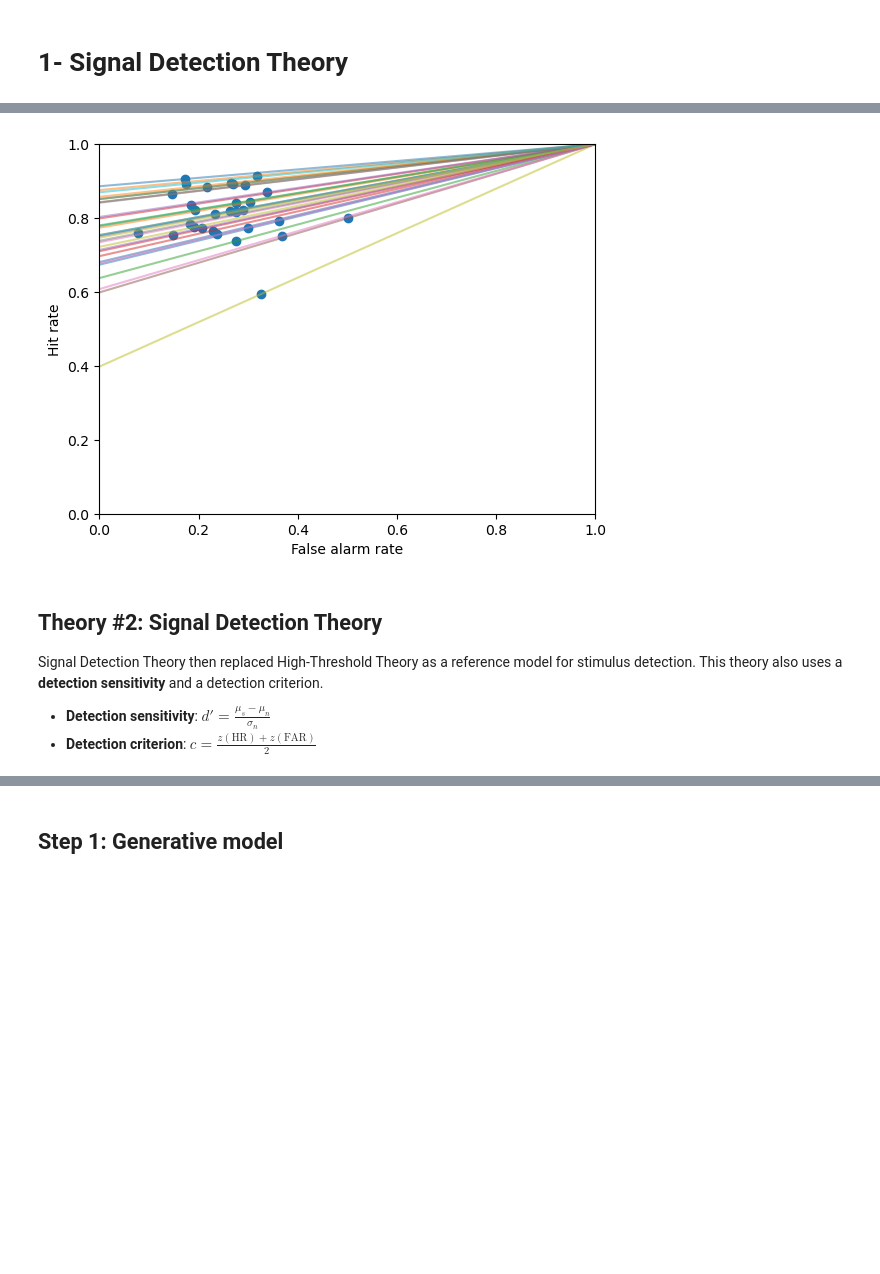
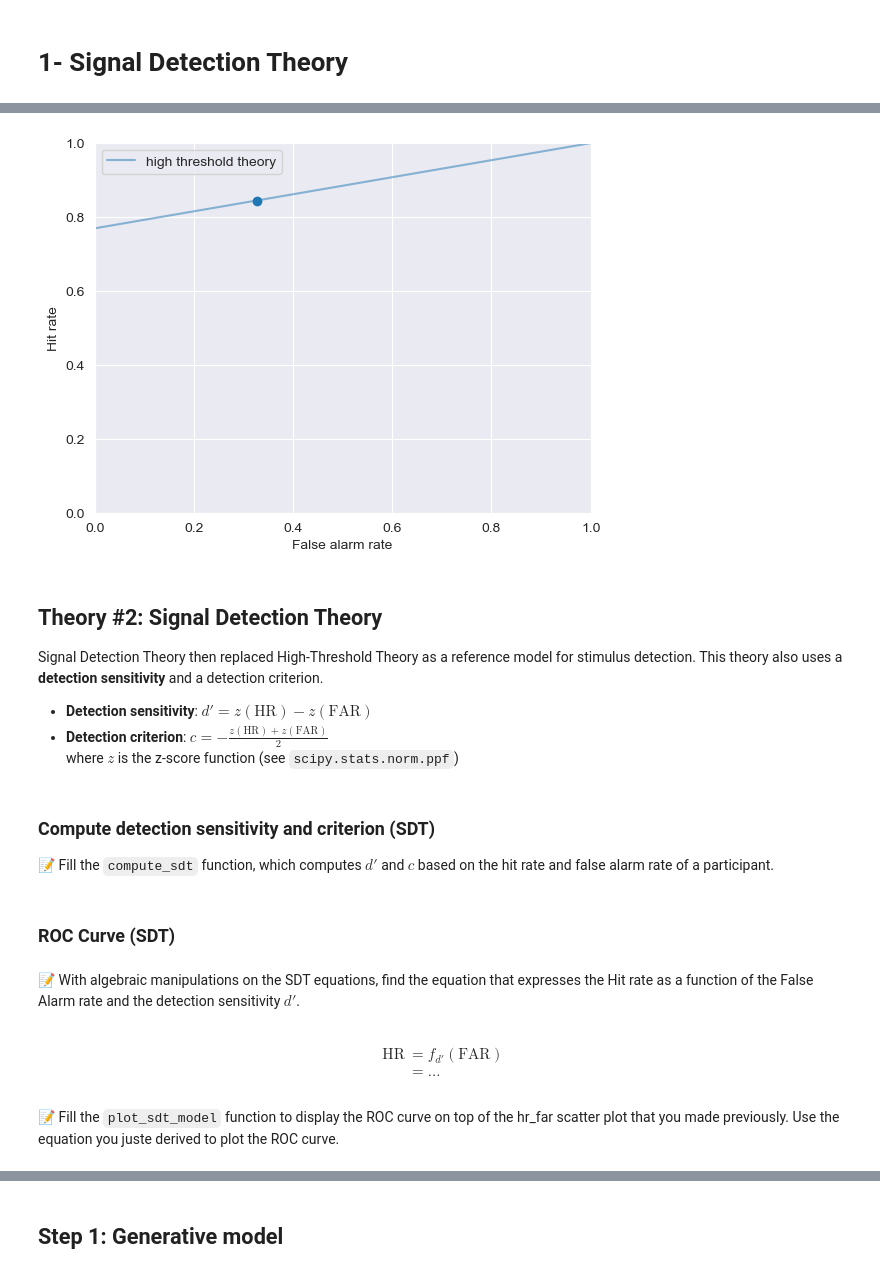
Before and after one commit to easiryne/cognitive-modeling-lab, a Jupyter notebook: TD_3/td3_notebook.ipynb, the cells around one changed output, grey strips where cells are left out. Drawn from its saved outputs; the diff is of its cells as text; code cells hidden in the pictures; blank space fills up the shorter version.

```diff
--- a/TD_3/td3_notebook.ipynb
+++ b/TD_3/td3_notebook.ipynb
@@ -203,15 +214,17 @@ And what if the stimulus response is lower than the sensitivity threshold $p$? T
 📝 Fill the `compute_htt` function, which computes $p$ and $g$ based on the hit rate and false alarm rate of a participant.
 # %%
-def compute_htt(hit_rate, false_alarm_rate):
+def compute_htt(hit_rate, fa_rate):
     p = ...
     g = ...
     return p, g
+
+p, g = compute_htt(..., ...)
 # %%
 # Solution
-def compute_htt(hit_rate, false_alarm_rate):
-    p = (hit_rate - false_alarm_rate) / (1 - false_alarm_rate)
-    g = false_alarm_rate
+def compute_htt(hit_rate, fa_rate):
+    p = (hit_rate - fa_rate) / (1 - fa_rate)
+    g = fa_rate
     return p, g
+
+p, g = compute_htt(hit_rate, fa_rate)
-# %%
-p, g = compute_htt(np.array(hit_rates), np.array(false_alarm_rates))
 # %% [markdown]
@@ -220,12 +248,17 @@ Plot the ROC curve of your HTT model. The ROC curve is the
+# %%
+def plot_htt_model(hit_rate, fa_rate, p):
+    # Your code here
+    ...
+
+plot_htt_model(..., ..., ...)
 # %%
-def plot_htt_model(hit_rates, false_alarm_rates, p):
-    plot_hr_far(hit_rates, false_alarm_rates)
-    for p_indiv in p:
-        far = np.linspace(0, 1, 100)
-        hr = (1 - p_indiv) * far + p_indiv
-        plt.plot(far, hr, alpha=0.5)
-    plt.show()
+def plot_htt_model(hit_rate, fa_rate, p):
+    plot_hr_far(hit_rate, fa_rate)
+    far = np.linspace(0, 1, 100)
+    hr = (1 - p) * far + p
+    plt.plot(far, hr, alpha=0.5, label='high threshold theory')
+    plt.legend()
 
-plot_htt_model(hit_rates, false_alarm_rates, p)
+plot_htt_model(hit_rate, fa_rate, p)
 # %% [output]
-[figure, old version]
+[figure, new version]
@@ -234,5 +265,6 @@ plot_htt_model(hit_rates, false_alarm_rates, p)
 # %% [markdown]
 ## Theory #2: Signal Detection Theory
 Signal Detection Theory then replaced High-Threshold Theory as a reference model for stimulus detection. This theory also uses a **detection sensitivity** and a detection criterion.
-- **Detection sensitivity**: $d' = \frac{\mu_s - \mu_n}{\sigma_n}$
-- **Detection criterion**: $c = \frac{z(\text{HR}) + z(\text{FAR})}{2}$
+- **Detection sensitivity**: $d' = z(\text{HR}) - z(\text{FAR})$
+- **Detection criterion**: $c = - \frac{z(\text{HR}) + z(\text{FAR})}{2}$
+  where $z$ is the z-score function (see `scipy.stats.norm.ppf`)
@@ -240,0 +271,3 @@ Signal Detection Theory then replaced High-Threshold Theory as a reference model
+# %% [markdown]
+### Compute detection sensitivity and criterion (SDT)
+📝 Fill the `compute_sdt` function, which computes $d'$ and $c$ based on the hit rate and false alarm rate of a participant.
@@ -246,0 +291,14 @@ c = ...
+# %% [markdown]
+### ROC Curve (SDT)
+# %% [markdown]
+📝 With algebraic manipulations on the SDT equations, find the equation that expresses the Hit rate as a function of the False Alarm rate and the detection sensitivity $d'$.
+# %% [markdown]
+$$
+\begin{align}
+\text{HR}   &=  f_{d'}(\text{FAR})  \\
+            &=  ...
+\end{align}
+$$
+# %% [markdown]
+📝 Fill the `plot_sdt_model` function to display the ROC curve on top of the hr_far scatter plot that you made previously.
+Use the equation you juste derived to plot the ROC curve.
```
Also changed, not shown: parts of 64 cells of this notebook, 3 other files.
